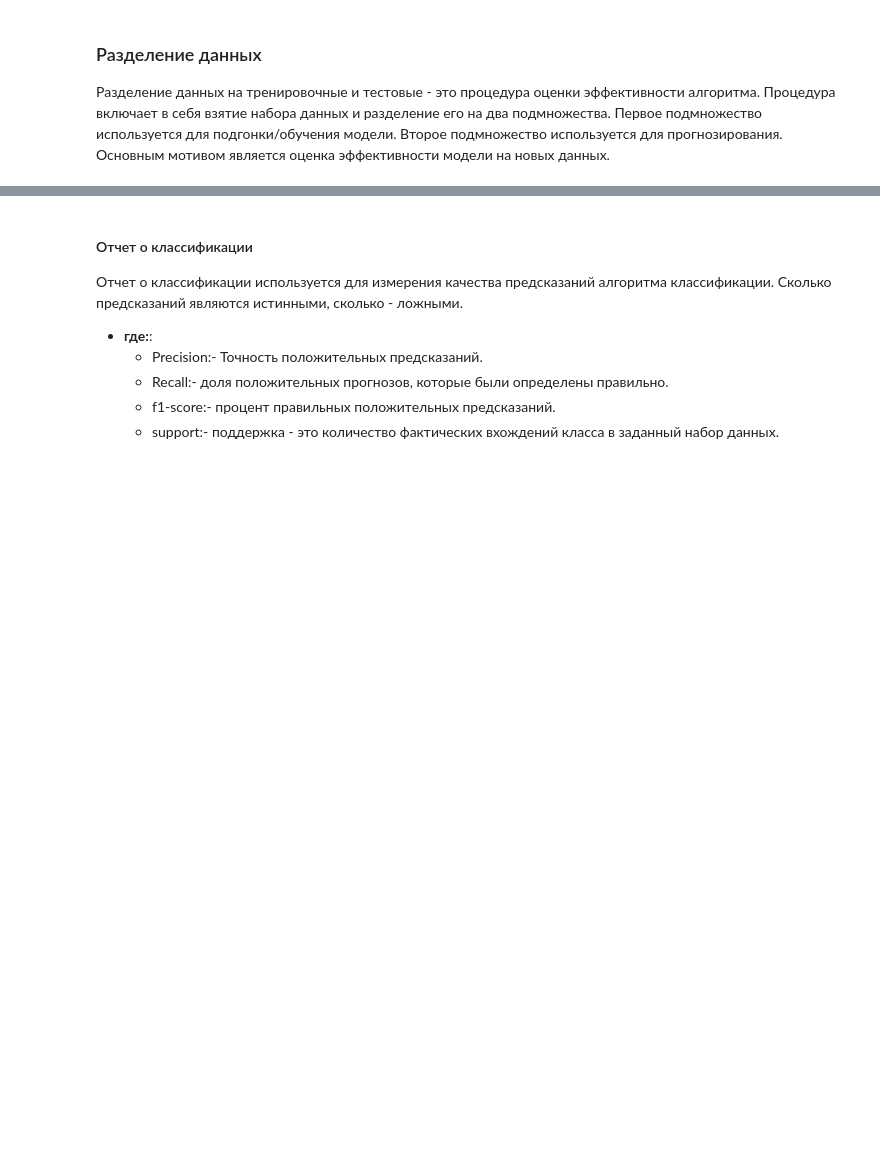
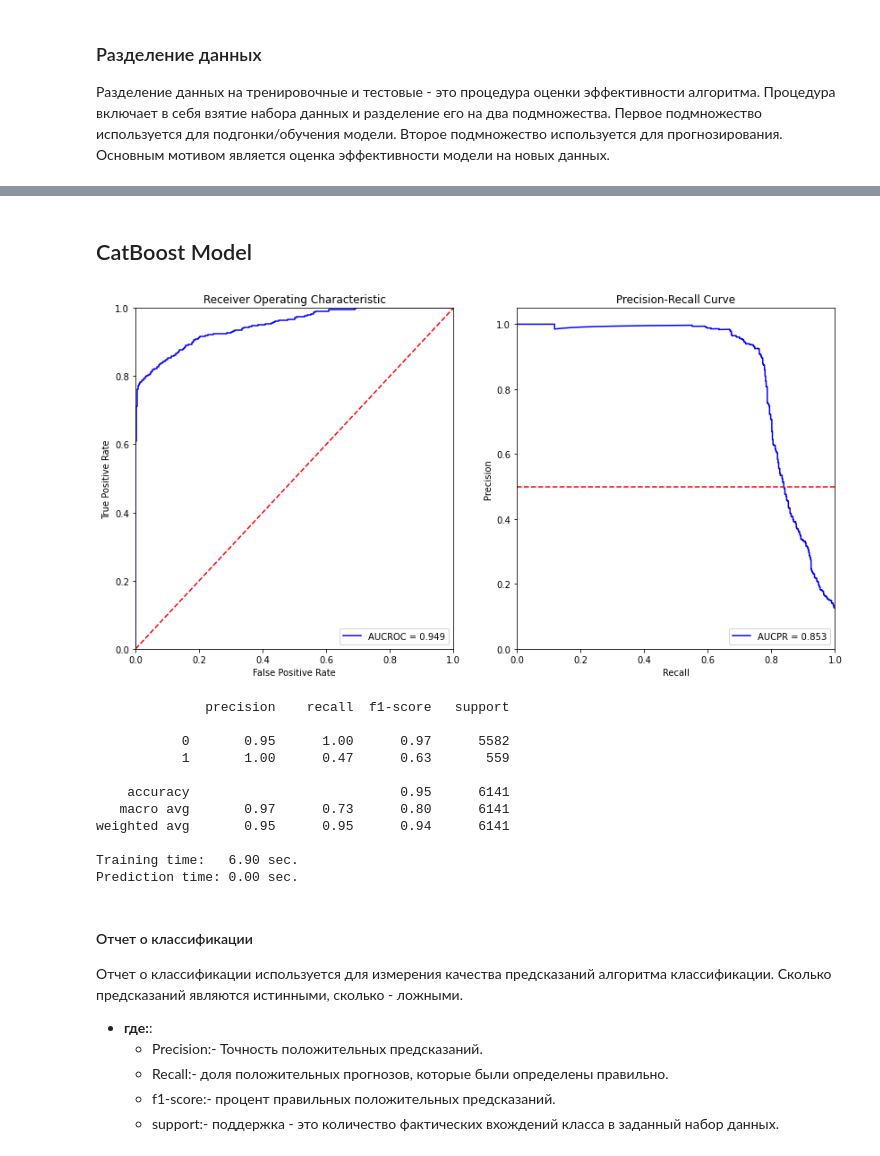
Before and after one commit to loverberg/portfolio, a Jupyter notebook: Big_Data_MTC/XGBoostClassifier.ipynb, the cells around one changed output, grey strips where cells are left out. Drawn from its saved outputs; the diff is of its cells as text; code cells hidden in the pictures; blank space fills up the shorter version.

```diff
--- a/Big_Data_MTC/XGBoostClassifier.ipynb
+++ b/Big_Data_MTC/XGBoostClassifier.ipynb
@@ -413,3 +351,46 @@ plot_confusion_matrix(cat,X_test,y_test,cmap=plt.cm.Blues)
+# %% [markdown]
+## CatBoost Model
+# %%
+from catboost import CatBoostClassifier
+
+# Instantiate classifier
+clf_cat = CatBoostClassifier()
+
+# Fit classifier
+catt0 = time()
+clf_cat.fit(
+    X_train,
+    y_train,
+    eval_set=[(X_test, y_test)],
+    early_stopping_rounds=10,
+    use_best_model=True,
+    verbose=0,
+    plot=False
+)
+cat_trainingtime = time()-catt0
+
+
+# Output evaluation metrics
+cat_evals_dict = OrderedDict()
+plot_roc_pr(clf_cat)
+catt1 = time()
+cat_predictiontime = time()-catt1
+print(classification_report(y_test,clf_cat.predict(X_test)))
+print('Training time:   {:.2f} sec.'.format(cat_trainingtime))
+print('Prediction time: {:.2f} sec.'.format(cat_predictiontime))
+# %% [output]
+[figure, added]
+              precision    recall  f1-score   support
+
+           0       0.95      1.00      0.97      5582
+           1       1.00      0.47      0.63       559
+
+    accuracy                           0.95      6141
+   macro avg       0.97      0.73      0.80      6141
+weighted avg       0.95      0.95      0.94      6141
+
+Training time:   6.90 sec.
+Prediction time: 0.00 sec.
 # %% [markdown]
 #### Отчет о классификации
 
```
Also changed, not shown: parts of 39 cells of this notebook, 6 other files.
